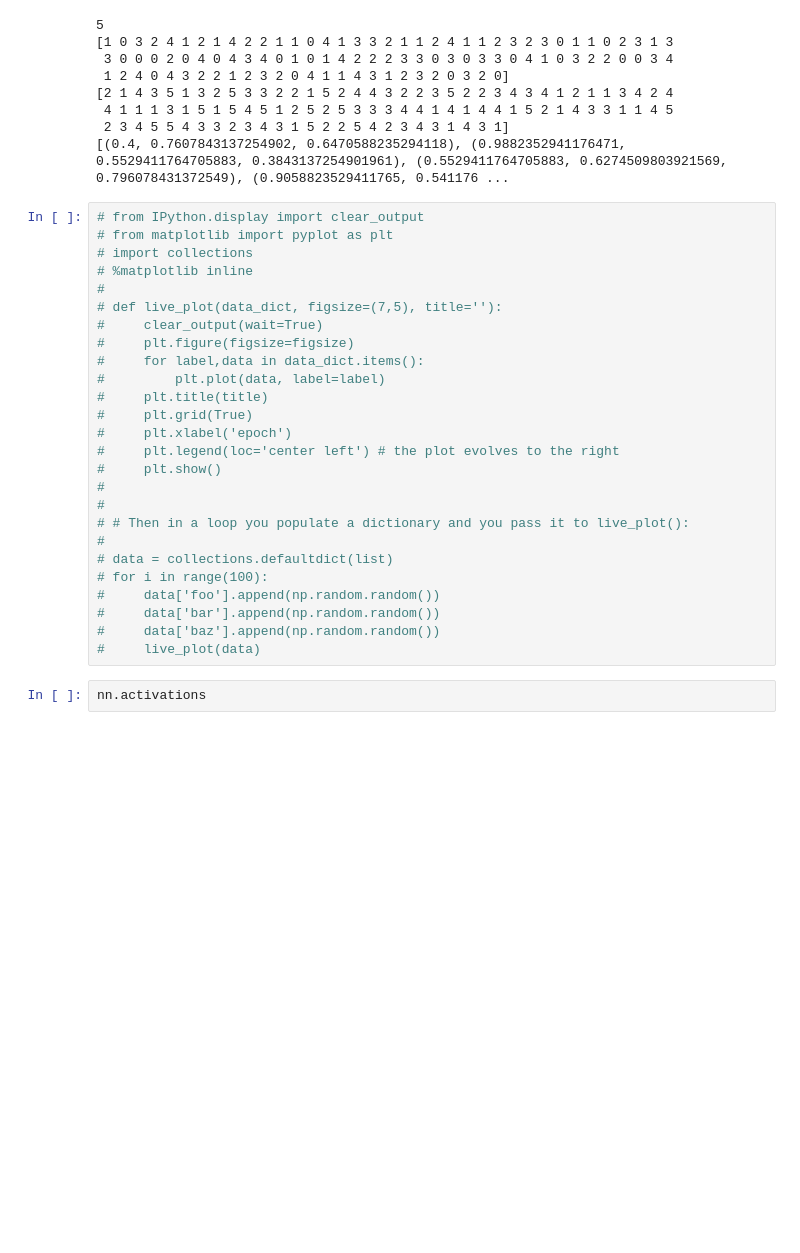
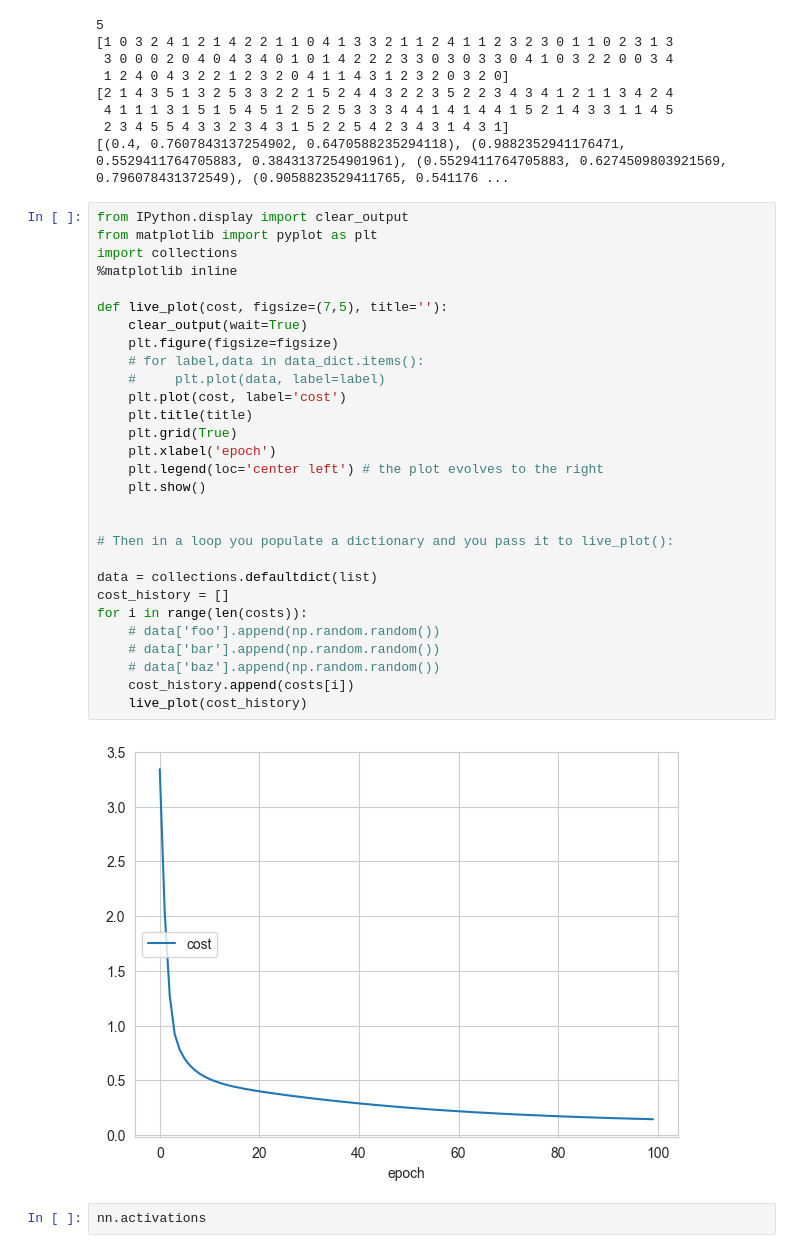
Before and after one commit to Jivl00/KKY_NSES, a Jupyter notebook: SP/showcase.ipynb, the cells around one changed output. Drawn from its saved outputs; the diff is of its cells as text; blank space fills up the shorter version.

```diff
--- a/SP/showcase.ipynb
+++ b/SP/showcase.ipynb
@@ -111,31 +96,36 @@ print(colors)
  2 3 4 5 5 4 3 3 2 3 4 3 1 5 2 2 5 4 2 3 4 3 1 4 3 1]
 [(0.4, 0.7607843137254902, 0.6470588235294118), (0.9882352941176471, 0.5529411764705883, 0.3843137254901961), (0.5529411764705883, 0.6274509803921569, 0.796078431372549), (0.9058823529411765, 0.541176 ...
 # %%
-# from IPython.display import clear_output
-# from matplotlib import pyplot as plt
-# import collections
-# %matplotlib inline
-#
-# def live_plot(data_dict, figsize=(7,5), title=''):
-#     clear_output(wait=True)
-#     plt.figure(figsize=figsize)
-#     for label,data in data_dict.items():
-#         plt.plot(data, label=label)
-#     plt.title(title)
-#     plt.grid(True)
-#     plt.xlabel('epoch')
-#     plt.legend(loc='center left') # the plot evolves to the right
-#     plt.show()
-#
-#
-# # Then in a loop you populate a dictionary and you pass it to live_plot():
-#
-# data = collections.defaultdict(list)
-# for i in range(100):
-#     data['foo'].append(np.random.random())
-#     data['bar'].append(np.random.random())
-#     data['baz'].append(np.random.random())
-#     live_plot(data)
+from IPython.display import clear_output
+from matplotlib import pyplot as plt
+import collections
+%matplotlib inline
+
+def live_plot(cost, figsize=(7,5), title=''):
+    clear_output(wait=True)
+    plt.figure(figsize=figsize)
+    # for label,data in data_dict.items():
+    #     plt.plot(data, label=label)
+    plt.plot(cost, label='cost')
+    plt.title(title)
+    plt.grid(True)
+    plt.xlabel('epoch')
+    plt.legend(loc='center left') # the plot evolves to the right
+    plt.show()
+
+
+# Then in a loop you populate a dictionary and you pass it to live_plot():
+
+data = collections.defaultdict(list)
+cost_history = []
+for i in range(len(costs)):
+    # data['foo'].append(np.random.random())
+    # data['bar'].append(np.random.random())
+    # data['baz'].append(np.random.random())
+    cost_history.append(costs[i])
+    live_plot(cost_history)
+# %% [output]
+[figure, added]
 # %%
 nn.activations
 # %% [output]
```
Also changed, not shown: parts of 5 cells of this notebook, 1 other file.
